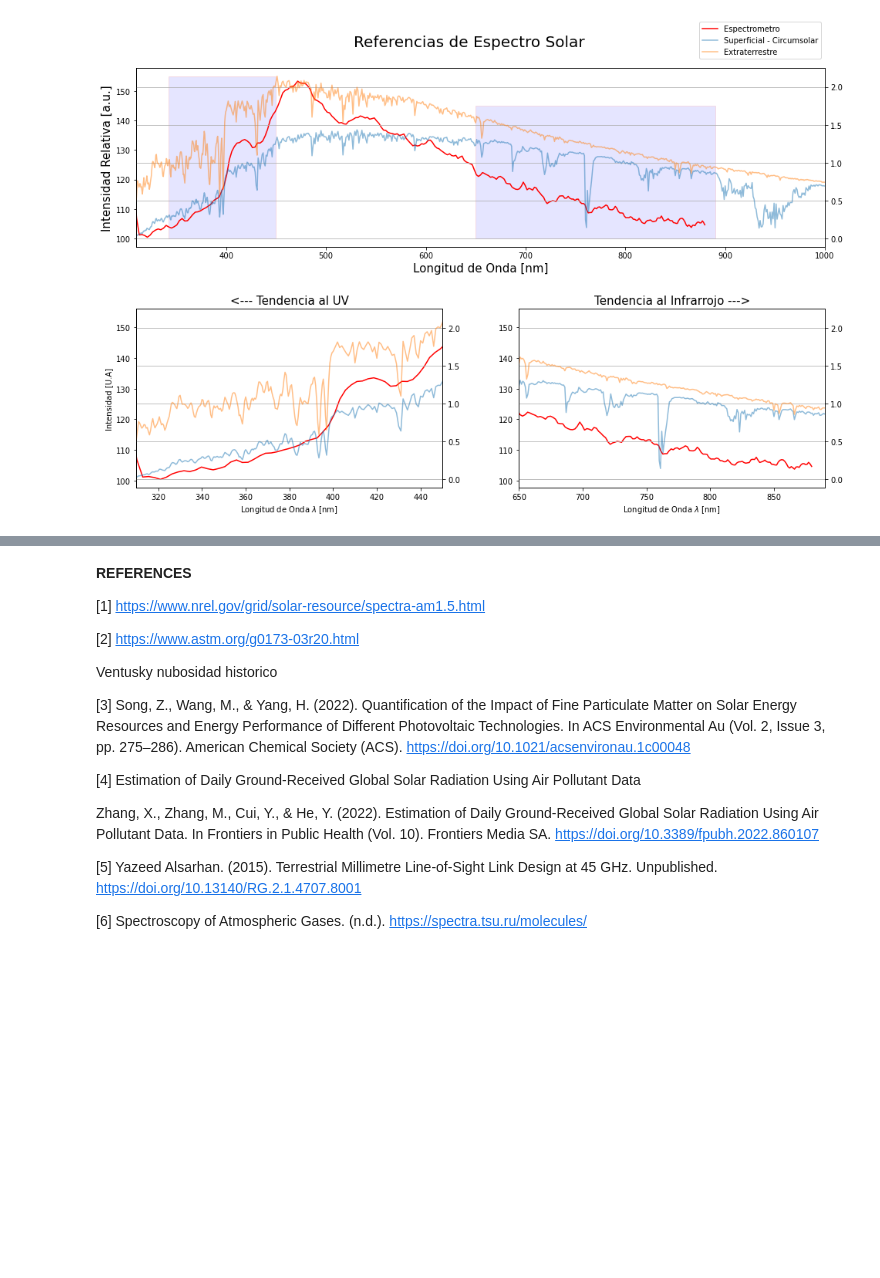
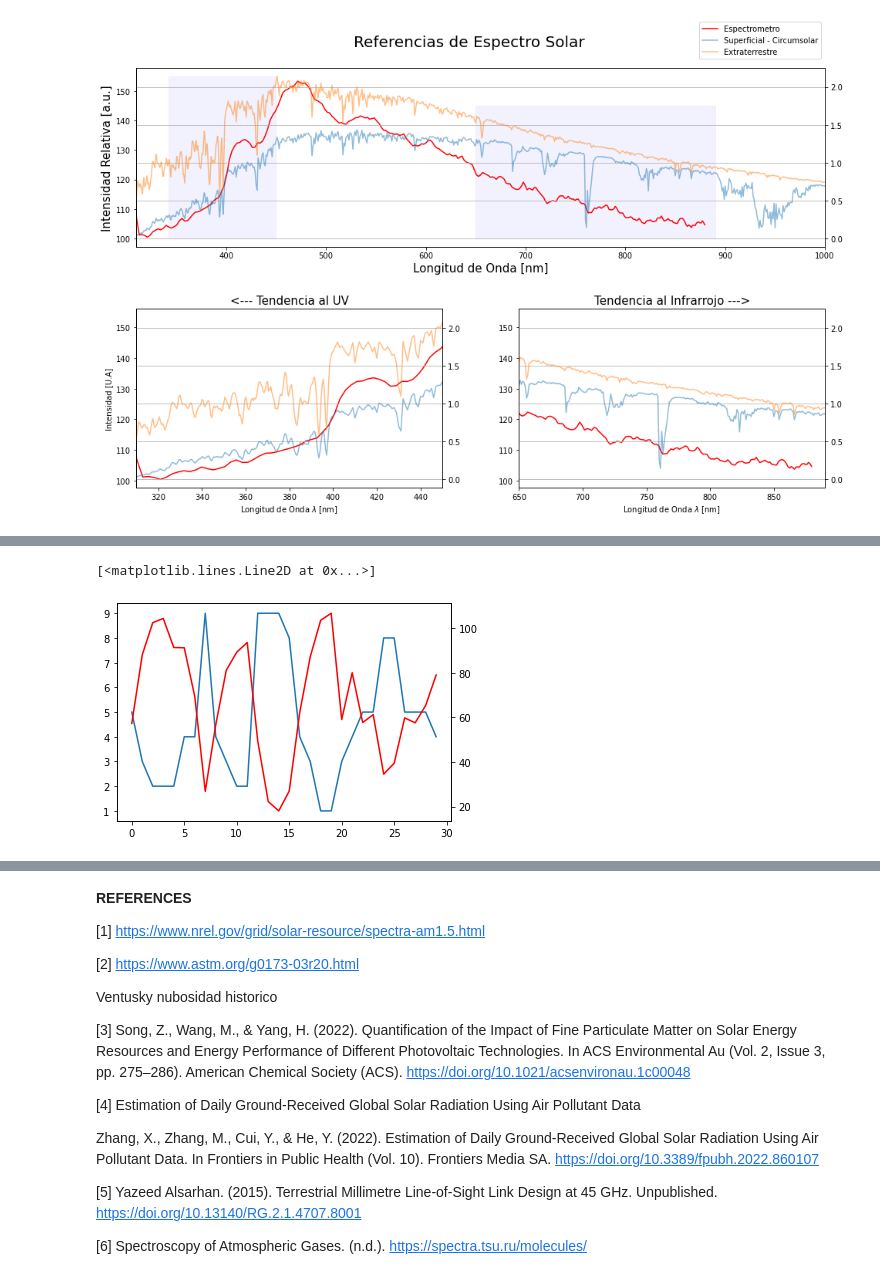
Before and after one commit to jerolg/Fisica_Experimental_IV_2023_1, a Jupyter notebook: PROYECTO_FINAL/data_analysis_notebook.ipynb, the cells around one changed output, grey strips where cells are left out. Drawn from its saved outputs; the diff is of its cells as text; code cells hidden in the pictures; blank space fills up the shorter version.

```diff
--- a/PROYECTO_FINAL/data_analysis_notebook.ipynb
+++ b/PROYECTO_FINAL/data_analysis_notebook.ipynb
@@ -287,6 +288,16 @@ O2_abs = np.loadtxt("data\O2_abs.txt")
 H2O_abs_wv, H2O_abs_int = 1e7/H2O_abs[:,0], H2O_abs[:,1]
 O3_abs_wv, O3_abs_int = O3_abs[:,0], O3_abs[:,6]
 O2_abs_wv, O2_abs_int = 1e7/O2_abs[:,0], O2_abs[:,1]
+# %%
+pm = np.loadtxt("data\iran.txt", delimiter = " ", usecols = [2])
+uvi = np.loadtxt("data\iran.txt", delimiter = " ", usecols = [3])
+
+plt.plot(np.arange(0, len(uvi)), uvi)
+plt.twinx()
+plt.plot(np.arange(0, len(uvi)), pm, 'r')
+# %% [output]
+[<matplotlib.lines.Line2D at 0x...>]
+[figure, added]
 # %%
 plt.figure(figsize = (15, 8))
 plt.subplots_adjust(hspace=0.35)
```
Also changed, not shown: parts of 6 cells of this notebook, 1 other file.
